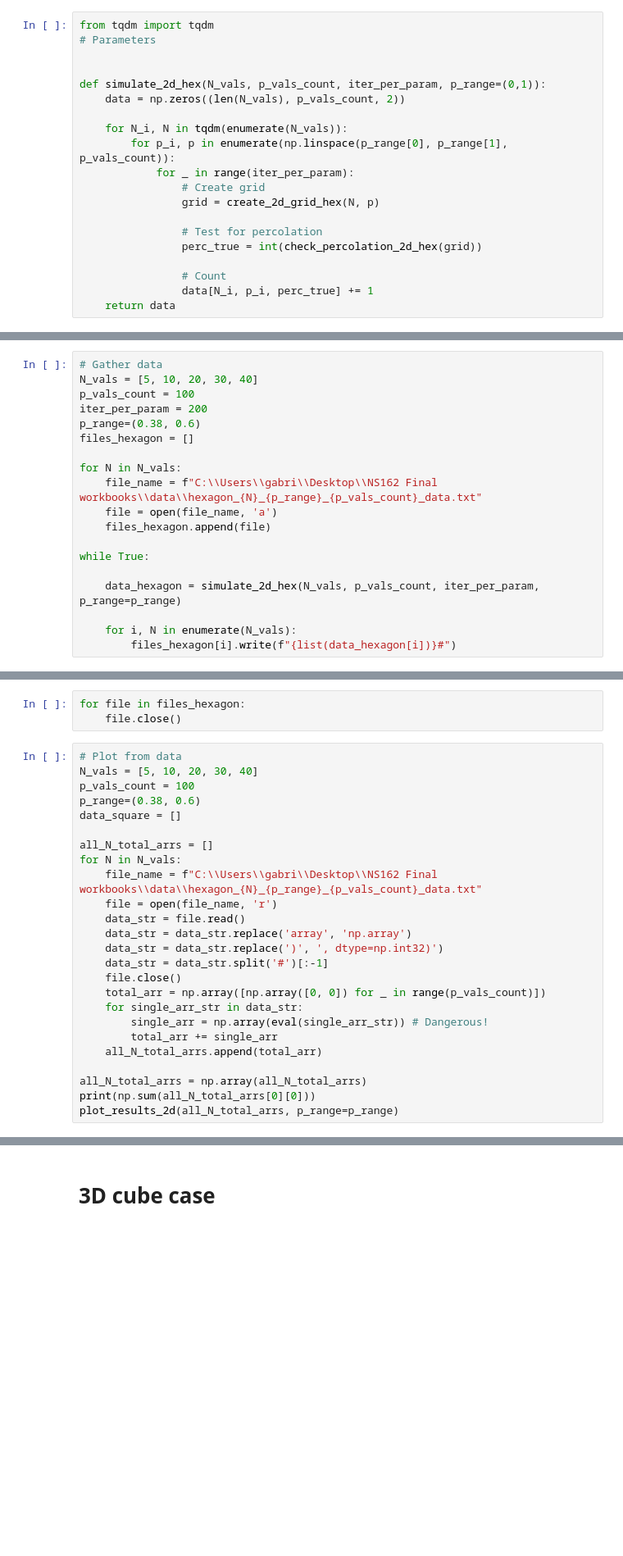
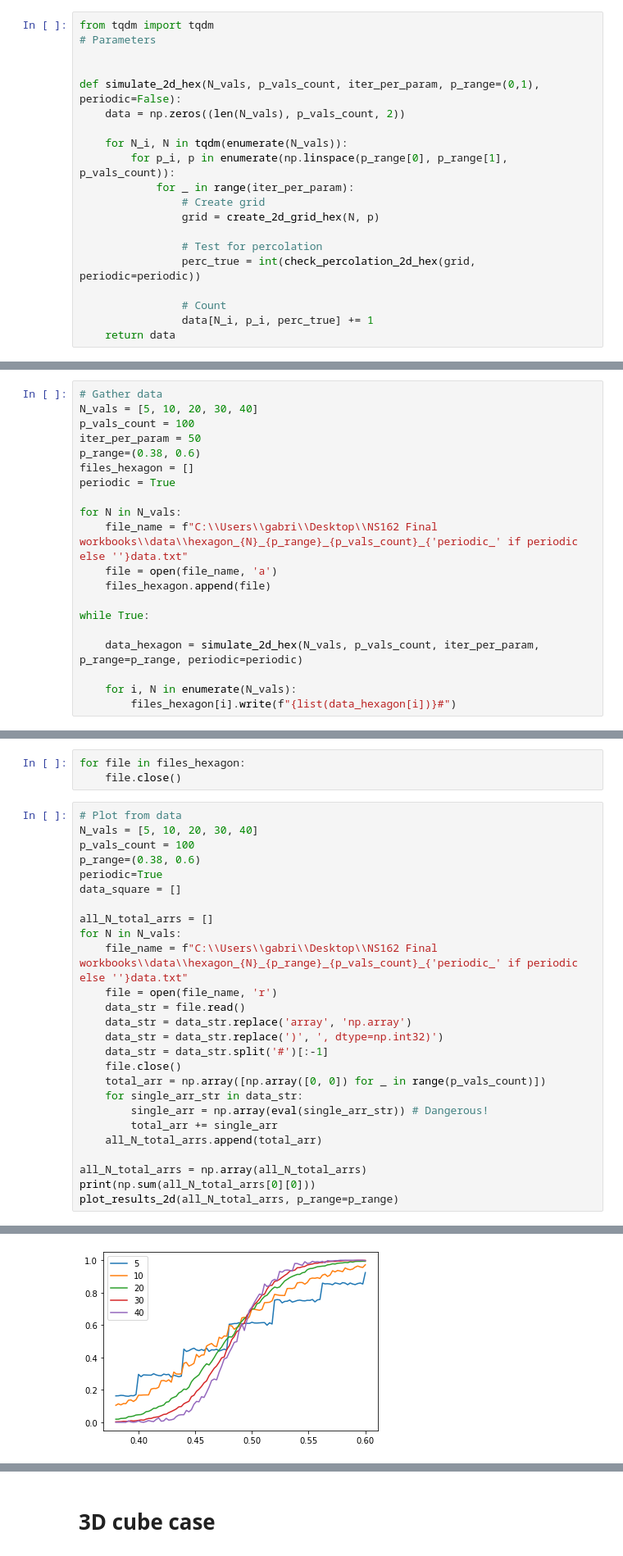
Before and after one commit to g-nilsson/Percolation-in-different-grids, a Jupyter notebook: NS162 Final.ipynb, the cells around one changed output, grey strips where cells are left out. Shown at 82% size. Saved outputs shown, nothing was run; the diff lists cells and outputs as text; blank space fills up the shorter version.

```diff
--- a/NS162 Final.ipynb
+++ b/NS162 Final.ipynb
@@ -333,7 +337,7 @@ from tqdm import tqdm
 # Parameters
 
 
-def simulate_2d_hex(N_vals, p_vals_count, iter_per_param, p_range=(0,1)):
+def simulate_2d_hex(N_vals, p_vals_count, iter_per_param, p_range=(0,1), periodic=False):
     data = np.zeros((len(N_vals), p_vals_count, 2))
 
     for N_i, N in tqdm(enumerate(N_vals)):
@@ -343,7 +347,7 @@ def simulate_2d_hex(N_vals, p_vals_count, iter_per_param, p_range=(0,1)):
                 grid = create_2d_grid_hex(N, p)
 
                 # Test for percolation
-                perc_true = int(check_percolation_2d_hex(grid))
+                perc_true = int(check_percolation_2d_hex(grid, periodic=periodic))
 
                 # Count
                 data[N_i, p_i, perc_true] += 1
@@ -446,18 +450,19 @@ plot_results_2d(data_2d_hex_fine, p_range=p_range)
 # Gather data
 N_vals = [5, 10, 20, 30, 40]
 p_vals_count = 100
-iter_per_param = 200
+iter_per_param = 50
 p_range=(0.38, 0.6)
 files_hexagon = []
+periodic = True
 
 for N in N_vals:
-    file_name = f"C:\\Users\\gabri\\Desktop\\NS162 Final workbooks\\data\\hexagon_{N}_{p_range}_{p_vals_count}_data.txt"
+    file_name = f"C:\\Users\\gabri\\Desktop\\NS162 Final workbooks\\data\\hexagon_{N}_{p_range}_{p_vals_count}_{'periodic_' if periodic else ''}data.txt"
     file = open(file_name, 'a')
     files_hexagon.append(file)
 
 while True:
 
-    data_hexagon = simulate_2d_hex(N_vals, p_vals_count, iter_per_param, p_range=p_range)
+    data_hexagon = simulate_2d_hex(N_vals, p_vals_count, iter_per_param, p_range=p_range, periodic=periodic)
 
     for i, N in enumerate(N_vals):
         files_hexagon[i].write(f"{list(data_hexagon[i])}#")
@@ -471,11 +476,12 @@ for file in files_hexagon:
 N_vals = [5, 10, 20, 30, 40]
 p_vals_count = 100
 p_range=(0.38, 0.6)
+periodic=True
 data_square = []
 
 all_N_total_arrs = []
 for N in N_vals:
-    file_name = f"C:\\Users\\gabri\\Desktop\\NS162 Final workbooks\\data\\hexagon_{N}_{p_range}_{p_vals_count}_data.txt"
+    file_name = f"C:\\Users\\gabri\\Desktop\\NS162 Final workbooks\\data\\hexagon_{N}_{p_range}_{p_vals_count}_{'periodic_' if periodic else ''}data.txt"
     file = open(file_name, 'r')
     data_str = file.read()
     data_str = data_str.replace('array', 'np.array')
@@ -497,0 +502 @@ plot_results_2d(all_N_total_arrs, p_range=p_range)
+[figure, added]
```
Also changed, not shown: parts of 34 cells of this notebook, 37 other files.
